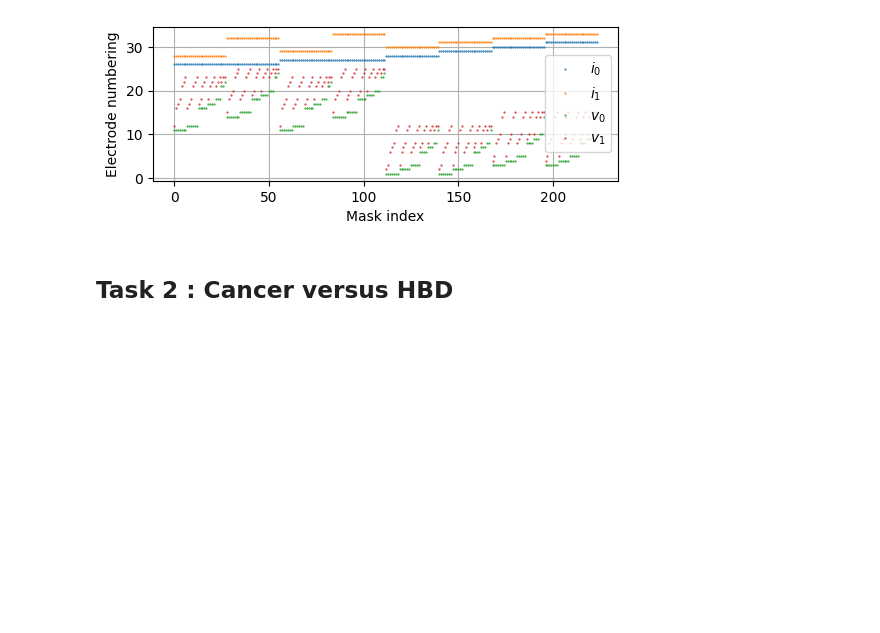
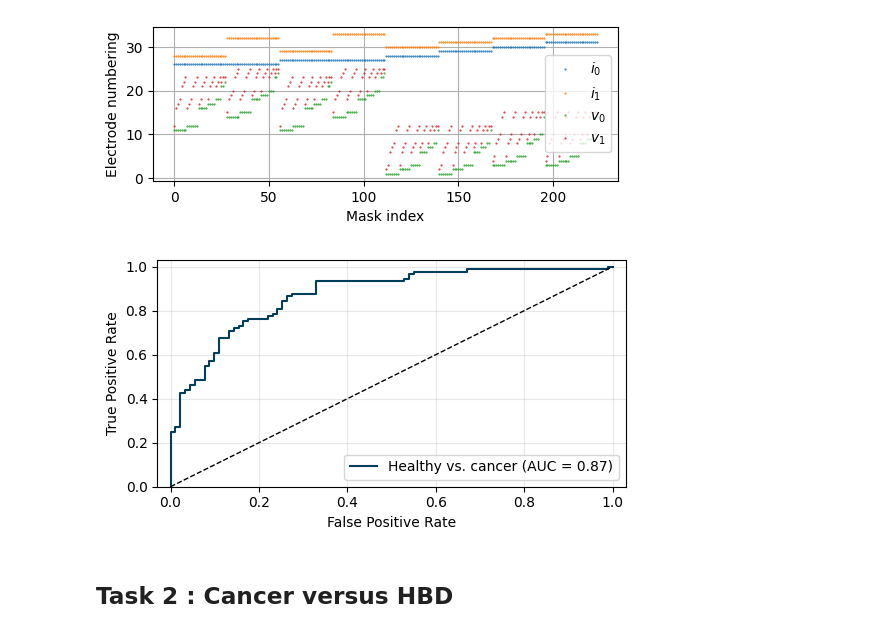
Before and after one commit to EITLabworks/IIVV-Evaluation, a Jupyter notebook: Results.ipynb, the cells around one changed output. Saved outputs shown, nothing was run; the diff lists cells and outputs as text; code cells hidden in the pictures; blank space fills up the shorter version.

```diff
--- a/Results.ipynb
+++ b/Results.ipynb
@@ -140,6 +153,12 @@ for train_idx, test_idx in cv.split(X_tmp, Y_labels, Case):
     y_score.extend(probs)
 y_true = np.array(y_true)
 y_score = np.array(y_score)
+# %%
+ResultsROCAUC(
+    class_task, y_true, y_score, Y_labels, s_name=f"results/ROC_{class_task}_LR.pdf"
+)
+# %% [output]
+[figure, added]
 # %% [markdown]
 ## Task 2 : Cancer versus HBD
 # %%
```
Also changed, not shown: parts of 15 cells of this notebook, 1 other file.
